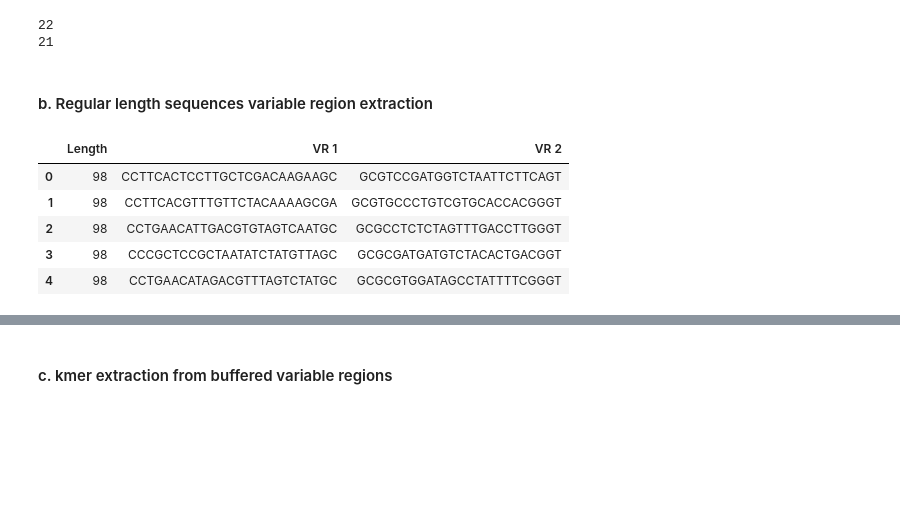
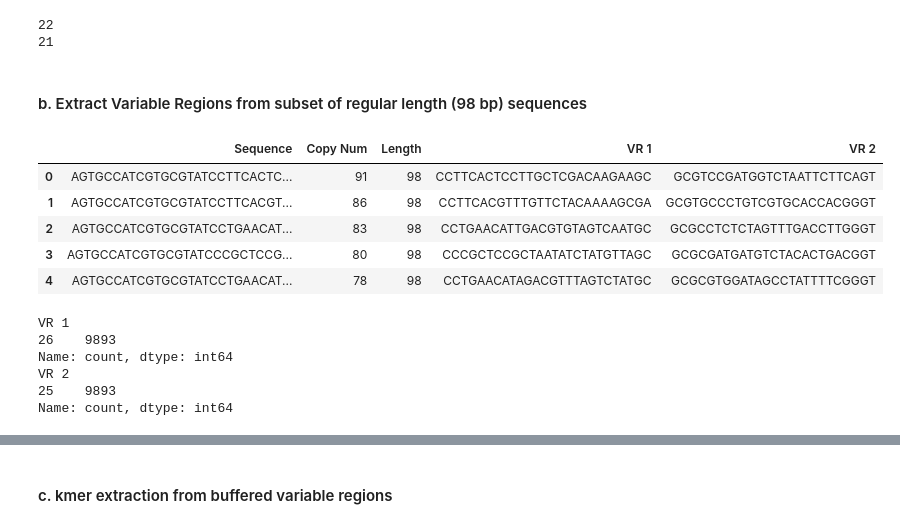
Before and after one commit to sheisroot/pH-sequence-design, a Jupyter notebook: Code/VR-kmer-analysis.ipynb, the cells around one changed output, grey strips where cells are left out. Drawn from its saved outputs; the diff is of its cells as text; code cells hidden in the pictures; blank space fills up the shorter version.

```diff
--- a/Code/VR-kmer-analysis.ipynb
+++ b/Code/VR-kmer-analysis.ipynb
@@ -117,20 +110,41 @@ buffer = 2 # set buffer for expanded boundary to account for library mutation
 # %% [markdown]
-#### b. Regular length sequences variable region extraction
+#### b. Extract Variable Regions from subset of regular length (98 bp) sequences
 # %%
 # Bin sequences into regular 98 bp length, short, and long
 dfr = df[df['Length'] == 98].copy()
 dfl = df[df['Length'] > 98].copy()
 dfs = df[df['Length'] < 98].copy()
 # %%
+buffer = 2 # set buffer for expanded boundary to account for library mutation
+
+v1_st = V1_start - buffer
+v1_end = V1_end + buffer
+
+v2_st = V2_start - buffer
+v2_end = V2_end + buffer
+
 # Make two new cols for v1 an v2
-dfr['VR 1'] = dfr['Sequence'].str[(V1_start - buffer):(V1_end + buffer)]
+dfr['VR 1'] = dfr['Sequence'].str[(v1_st):(v1_end)]
 
-dfr['VR 2'] = dfr['Sequence'].str[(V2_start - buffer):(V2_end + buffer)]
-dfr.iloc[:, 2:].head()
+dfr['VR 2'] = dfr['Sequence'].str[(v2_st):(v2_end)]
+dfr.head()
 # %% [output]
-|  | Length | VR 1 | VR 2 |
-| 0 | 98 | CCTTCACTCCTTGCTCGACAAGAAGC | GCGTCCGATGGTCTAATTCTTCAGT |
-| 1 | 98 | CCTTCACGTTTGTTCTACAAAAGCGA | GCGTGCCCTGTCGTGCACCACGGGT |
-| 2 | 98 | CCTGAACATTGACGTGTAGTCAATGC | GCGCCTCTCTAGTTTGACCTTGGGT |
-| 3 | 98 | CCCGCTCCGCTAATATCTATGTTAGC | GCGCGATGATGTCTACACTGACGGT |
-| 4 | 98 | CCTGAACATAGACGTTTAGTCTATGC | GCGCGTGGATAGCCTATTTTCGGGT |
+|  | Sequence | Copy Num | Length | VR 1 | VR 2 |
+| 0 | AGTGCCATCGTGCGTATCCTTCACTC... | 91 | 98 | CCTTCACTCCTTGCTCGACAAGAAGC | GCGTCCGATGGTCTAATTCTTCAGT |
+| 1 | AGTGCCATCGTGCGTATCCTTCACGT... | 86 | 98 | CCTTCACGTTTGTTCTACAAAAGCGA | GCGTGCCCTGTCGTGCACCACGGGT |
+| 2 | AGTGCCATCGTGCGTATCCTGAACAT... | 83 | 98 | CCTGAACATTGACGTGTAGTCAATGC | GCGCCTCTCTAGTTTGACCTTGGGT |
+| 3 | AGTGCCATCGTGCGTATCCCGCTCCG... | 80 | 98 | CCCGCTCCGCTAATATCTATGTTAGC | GCGCGATGATGTCTACACTGACGGT |
+| 4 | AGTGCCATCGTGCGTATCCTGAACAT... | 78 | 98 | CCTGAACATAGACGTTTAGTCTATGC | GCGCGTGGATAGCCTATTTTCGGGT |
+# %%
+# Confirm the length of extracted VRs
+# Should be VR1: 22 + 4 = 26
+#           VR2: 21 + 4 = 25
+print(dfr['VR 1'].apply(len).value_counts())
+print(dfr['VR 2'].apply(len).value_counts())
+# %% [output]
+VR 1
+26    9893
+Name: count, dtype: int64
+VR 2
+25    9893
+Name: count, dtype: int64
```
Also changed, not shown: parts of 26 cells of this notebook.
